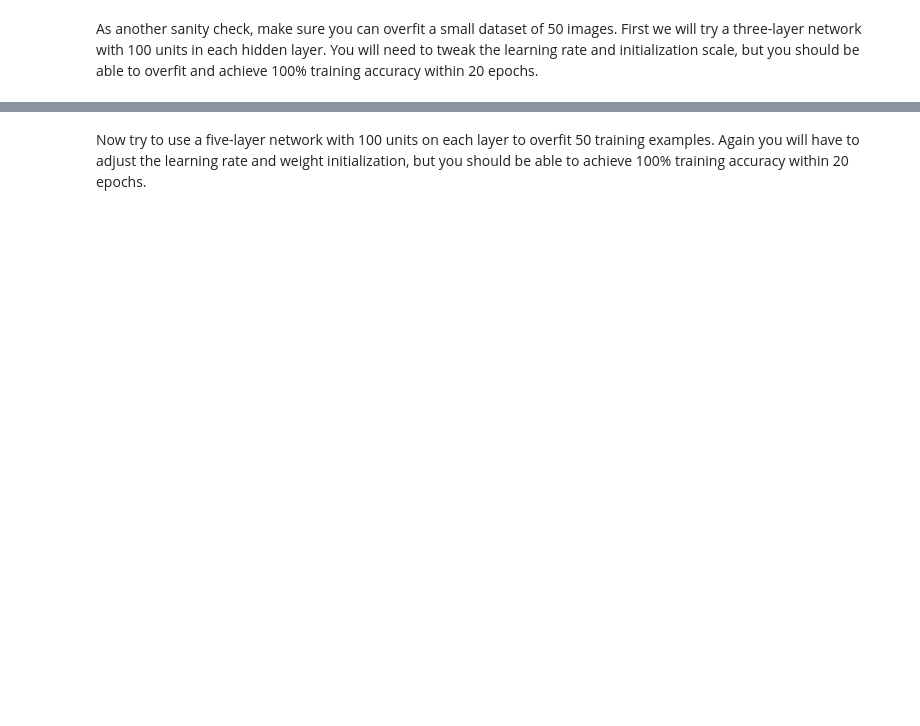
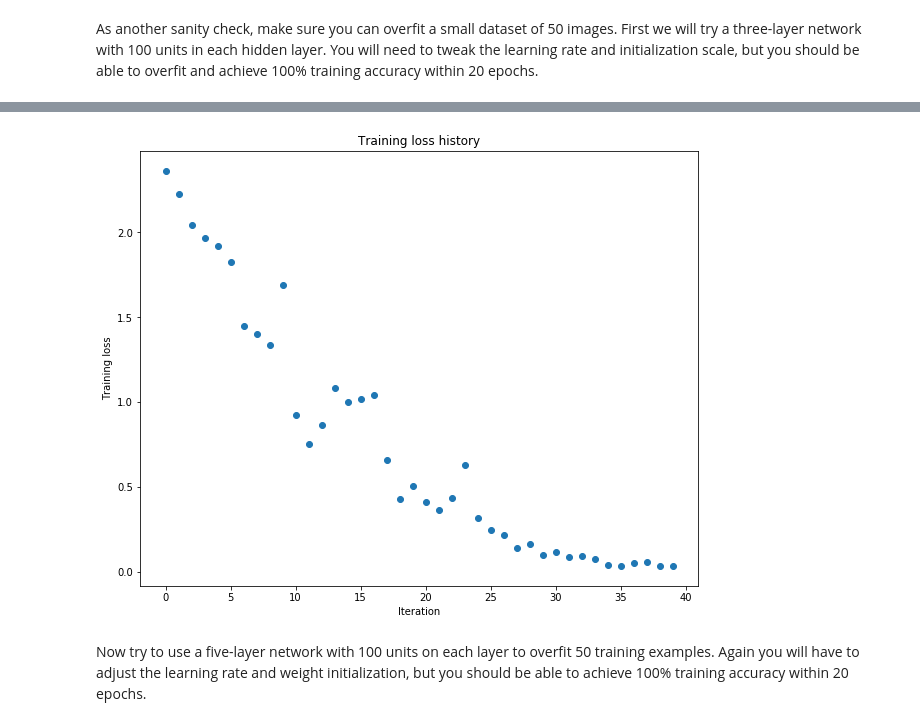
Before and after one commit to ailohc/2018-Deep-Learning, a Jupyter notebook: assignment2/FullyConnectedNets.ipynb, the cells around one changed output, grey strips where cells are left out. Saved outputs shown, nothing was run; the diff lists cells and outputs as text; code cells hidden in the pictures; blank space fills up the shorter version.

```diff
--- a/assignment2/FullyConnectedNets.ipynb
+++ b/assignment2/FullyConnectedNets.ipynb
@@ -366,7 +430,7 @@ small_data = {
 }
 
 weight_scale = 1e-2
-learning_rate = 1e-4
+learning_rate = 9e-3
 model = FullyConnectedNet([100, 100],
               weight_scale=weight_scale, dtype=np.float64)
 solver = Solver(model, small_data,
@@ -383,3 +447,4 @@ plt.title('Training loss history')
 plt.xlabel('Iteration')
 plt.ylabel('Training loss')
 plt.show()
+# %% [output]
@@ -386,3 +468,4 @@ plt.show()
+[figure, added]
 # %% [markdown]
 Now try to use a five-layer network with 100 units on each layer to overfit 50 training examples. Again you will have to adjust the learning rate and weight initialization, but you should be able to achieve 100% training accuracy within 20 epochs.
 # %%
```
Also changed, not shown: parts of 17 cells of this notebook, 5 other files.
